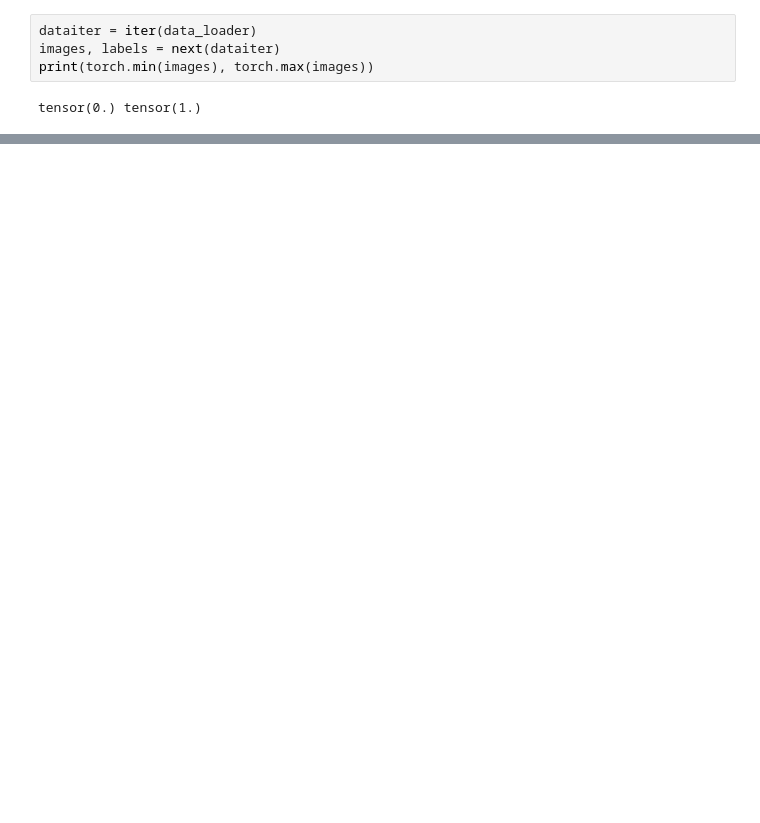
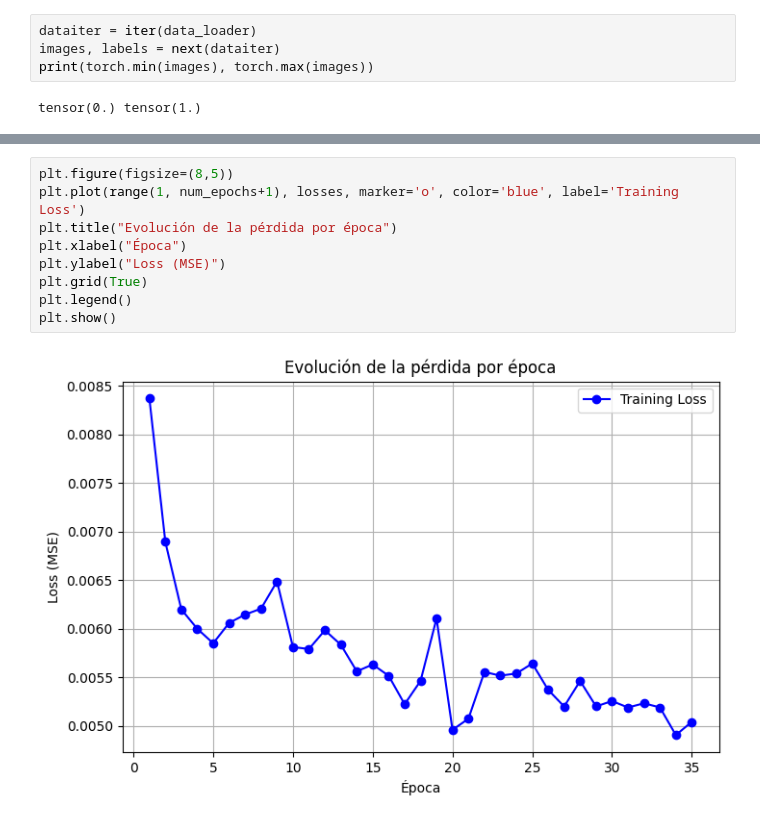
Before and after one commit to l-cruz/Autoencoders, a Jupyter notebook: EliminaRuido.ipynb, the cells around one changed output, grey strips where cells are left out. Drawn from its saved outputs; the diff is of its cells as text; blank space fills up the shorter version.

```diff
--- a/EliminaRuido.ipynb
+++ b/EliminaRuido.ipynb
@@ -91,3 +99,14 @@ Epoch 8, Loss: 0.0061
+# %%
+plt.figure(figsize=(8,5))
+plt.plot(range(1, num_epochs+1), losses, marker='o', color='blue', label='Training Loss')
+plt.title("Evolución de la pérdida por época")
+plt.xlabel("Época")
+plt.ylabel("Loss (MSE)")
+plt.grid(True)
+plt.legend()
+plt.show()
+# %% [output]
+[figure, added]
 # %%
 for k in range(0, num_epochs, 4):
     plt.figure(figsize=(9, 2))
```
Also changed, not shown: parts of 6 cells of this notebook.
